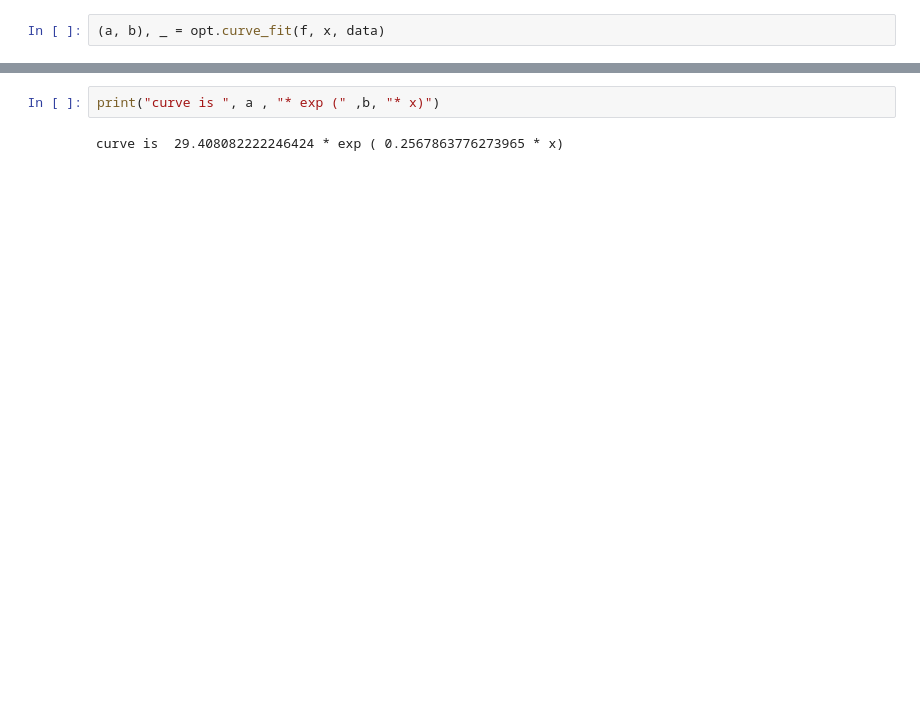
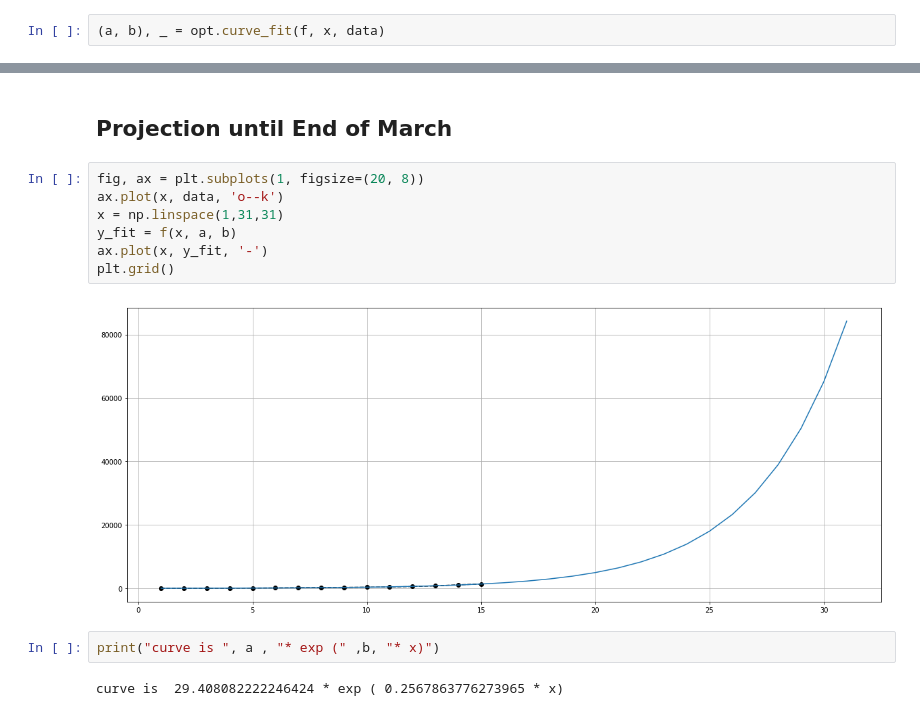
Before and after one commit to burntout/UK-Covid19, a Jupyter notebook: UK-Covid19-least-squares-fit.ipynb, the cells around one changed output, grey strips where cells are left out. Cells and saved outputs as stored; diff of their text form; blank space fills up the shorter version.

Commit message:
Added projection

```diff
--- a/UK-Covid19-least-squares-fit.ipynb
+++ b/UK-Covid19-least-squares-fit.ipynb
@@ -26,3 +30,14 @@ ax.plot(x, y_fit, '-')
+# %% [markdown]
+## Projection until End of March
+# %%
+fig, ax = plt.subplots(1, figsize=(20, 8))
+ax.plot(x, data, 'o--k')
+x = np.linspace(1,31,31)
+y_fit = f(x, a, b)
+ax.plot(x, y_fit, '-')
+plt.grid()
+# %% [output]
+[figure, added]
 # %%
 print("curve is ", a , "* exp (" ,b, "* x)")
 # %% [output]
```
Also changed, not shown: parts of 6 cells of this notebook.
